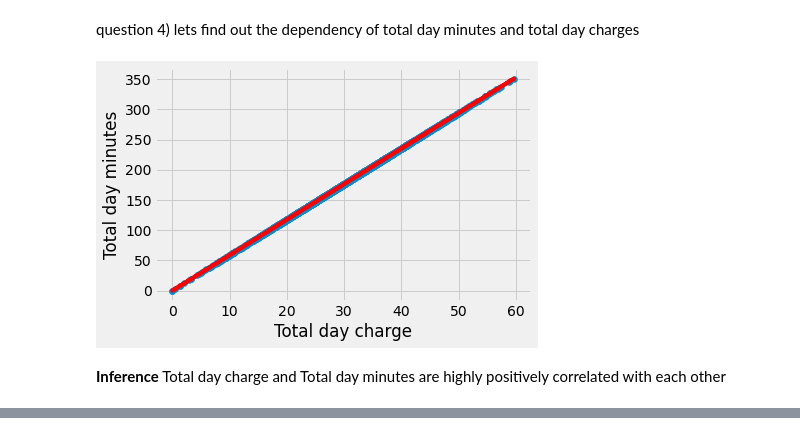
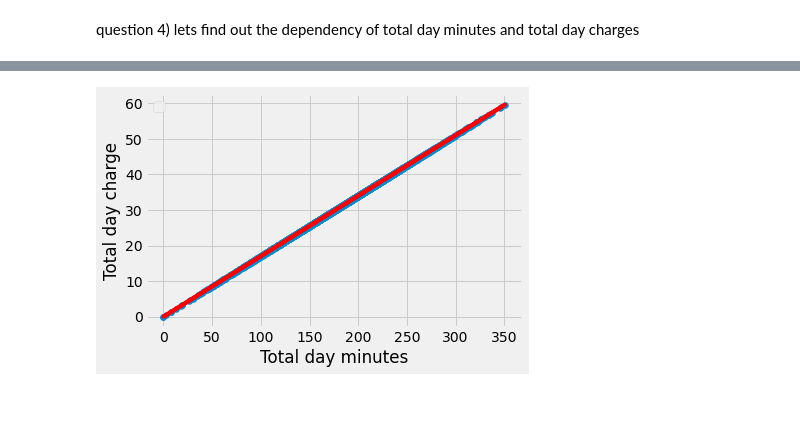
Before and after one commit to ad709kr/capstone_projects-EDA-on-Telecom-churn-analysis, a Jupyter notebook: Telecom_Churn_Analysis_Capstone_Project.ipynb, the cells around one changed output, grey strips where cells are left out. Drawn from its saved outputs; the diff is of its cells as text; code cells hidden in the pictures; blank space fills up the shorter version.

```diff
--- a/Telecom_Churn_Analysis_Capstone_Project.ipynb
+++ b/Telecom_Churn_Analysis_Capstone_Project.ipynb
@@ -406,13 +406,13 @@ Name: Customer service calls, dtype: float64
 # %% [markdown]
 question 4) lets find out the dependency of total day minutes and total day charges
 # %%
-plt.plot(data['Total day charge'],data['Total day minutes'],'r')
-plt.scatter(data['Total day charge'],data['Total day minutes'])
-plt.xlabel('Total day charge')
-plt.ylabel('Total day minutes')
-plt.show()
+def bivariate_plot(data, col1, col2):
+  plt.plot(data[col1],data[col2],'r')
+  plt.scatter(data[col1],data[col2])
+  plt.xlabel(col1)
+  plt.ylabel(col2)
+  plt.legend()
+  plt.show()
-# %% [output]
-[figure, removed]
-# %% [markdown]
-**Inference**
-Total day charge and Total day minutes are highly positively correlated with each other
+# %%
+bivariate_plot(data,'Total day minutes','Total day charge')
+# %% [output]
@@ -418,0 +420 @@ Total day charge and Total day minutes are highly positively correlated with eac
+[figure, added]
```
Also changed, not shown: parts of 4 cells of this notebook.
